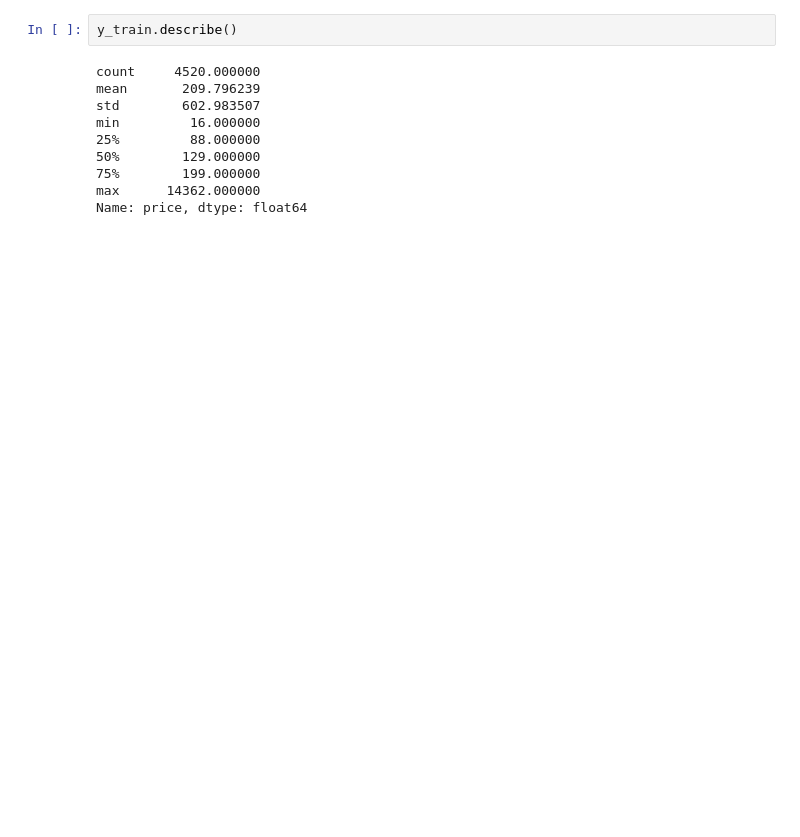
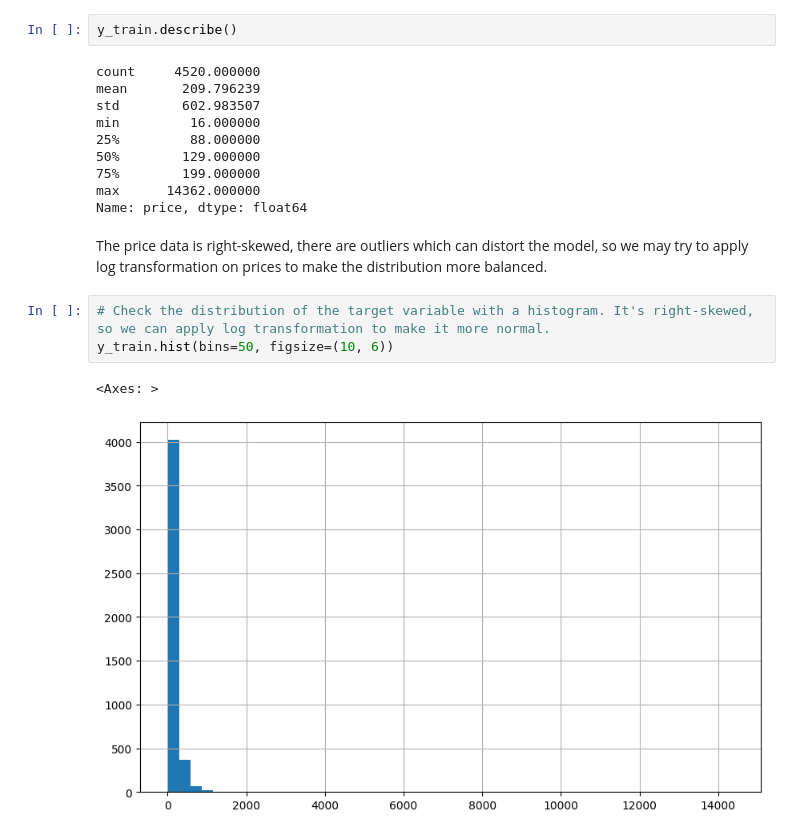
Before and after one commit to Batujan/Airbnb_Basque_Country_Price_Prediction, a Jupyter notebook: notebooks/01_data_exploration.ipynb, the cells around one changed output. Drawn from its saved outputs; the diff is of its cells as text; blank space fills up the shorter version.

```diff
--- a/notebooks/01_data_exploration.ipynb
+++ b/notebooks/01_data_exploration.ipynb
@@ -157,3 +216,11 @@ min         16.000000
 75%        199.000000
 max      14362.000000
 Name: price, dtype: float64
+# %% [markdown]
+The price data is right-skewed, there are outliers which can distort the model, so we may try to apply log transformation on prices to make the distribution more balanced.
+# %%
+# Check the distribution of the target variable with a histogram. It's right-skewed, so we can apply log transformation to make it more normal.
+y_train.hist(bins=50, figsize=(10, 6))
+# %% [output]
+<Axes: >
+[figure, added]
```
Also changed, not shown: parts of 23 cells of this notebook, 4 other files.
